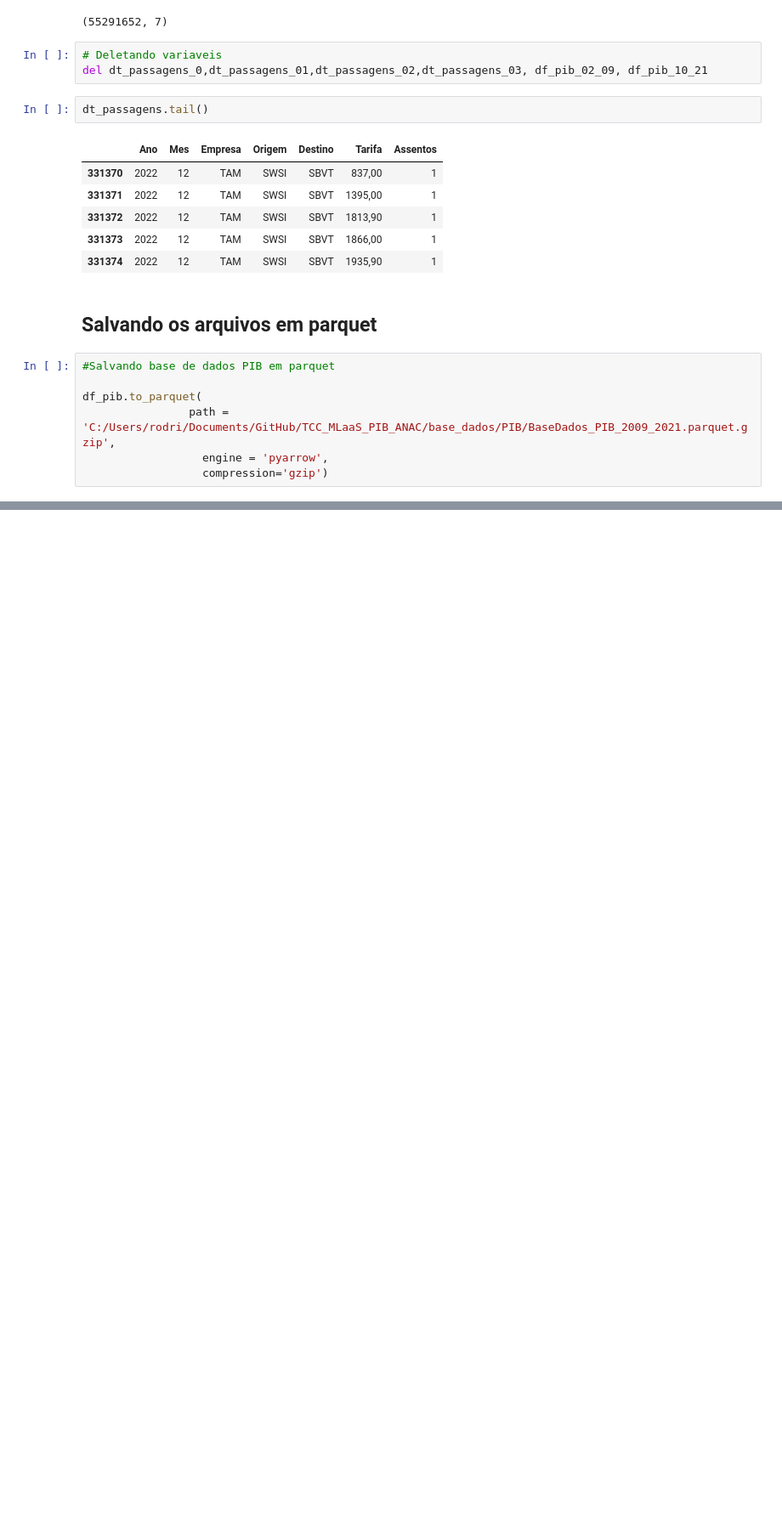
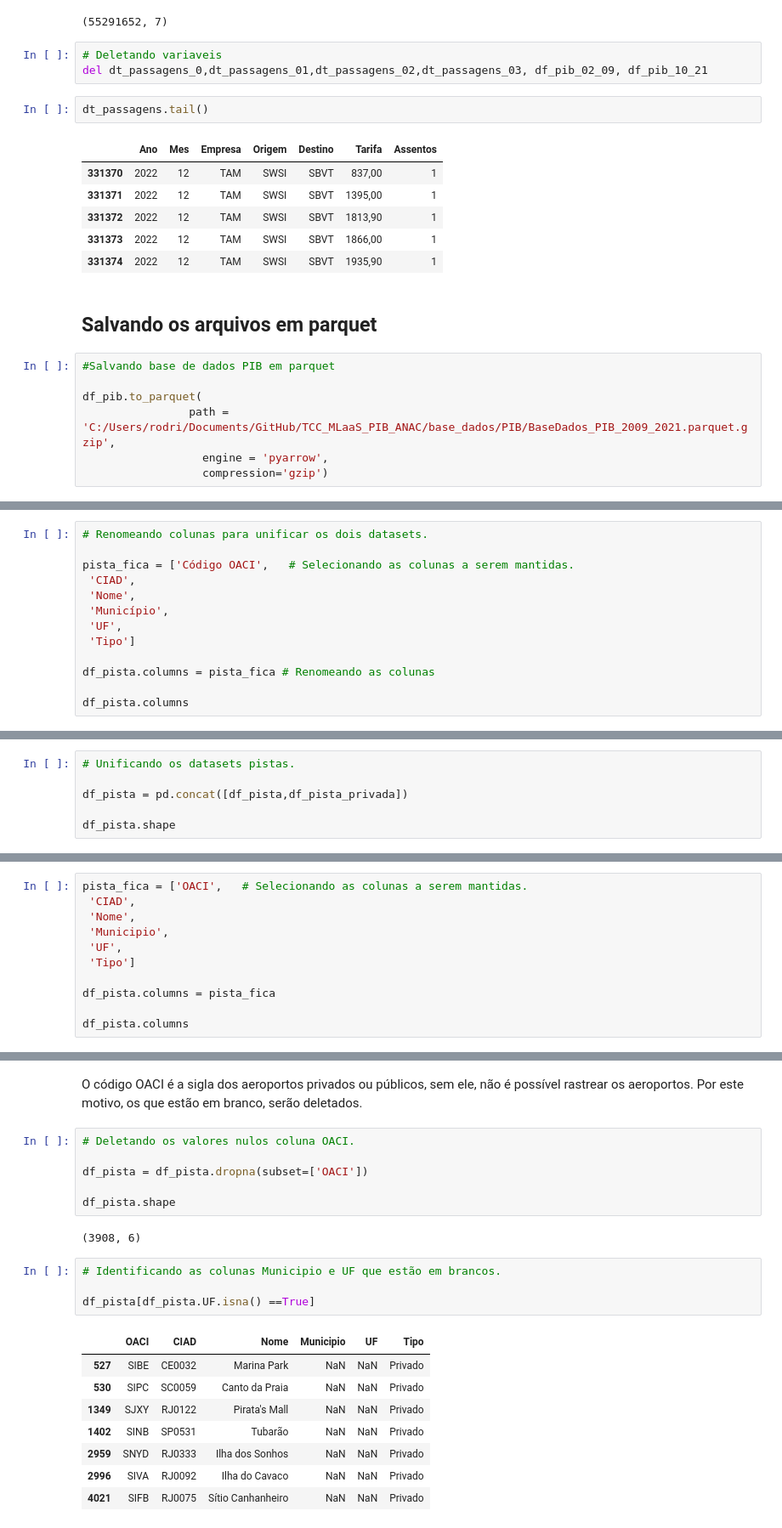
Before and after one commit to rodrigo-fernandes092/TCC_MLaaS_PIB_ANAC, a Jupyter notebook: ETL/01_Unificando_Dados_parquet.ipynb, the cells around one changed output, grey strips where cells are left out. Shown: that part at 85% size. Drawn from its saved outputs; the diff is of its cells as text; blank space fills up the shorter version.

Commit message:
ETL Pista Aeroporto

```diff
--- a/ETL/01_Unificando_Dados_parquet.ipynb
+++ b/ETL/01_Unificando_Dados_parquet.ipynb
@@ -264,0 +334,13 @@ dt_passagens.to_parquet(path = 'C:/Users/rodri/Documents/GitHub/TCC_MLaaS_PIB_AN
+# %%
+# Renomeando colunas para unificar os dois datasets.
+
+pista_fica = ['Código OACI',   # Selecionando as colunas a serem mantidas.
+ 'CIAD',
+ 'Nome',
+ 'Município',
+ 'UF',
+ 'Tipo']
+
+df_pista.columns = pista_fica # Renomeando as colunas
+
+df_pista.columns
@@ -264,0 +351,6 @@ dt_passagens.to_parquet(path = 'C:/Users/rodri/Documents/GitHub/TCC_MLaaS_PIB_AN
+# %%
+# Unificando os datasets pistas.
+
+df_pista = pd.concat([df_pista,df_pista_privada])
+
+df_pista.shape
@@ -264,0 +361,11 @@ dt_passagens.to_parquet(path = 'C:/Users/rodri/Documents/GitHub/TCC_MLaaS_PIB_AN
+# %%
+pista_fica = ['OACI',   # Selecionando as colunas a serem mantidas.
+ 'CIAD',
+ 'Nome',
+ 'Municipio',
+ 'UF',
+ 'Tipo']
+
+df_pista.columns = pista_fica
+
+df_pista.columns
@@ -264,0 +388,23 @@ dt_passagens.to_parquet(path = 'C:/Users/rodri/Documents/GitHub/TCC_MLaaS_PIB_AN
+# %% [markdown]
+O código OACI é a sigla dos aeroportos privados ou públicos, sem ele, não é possível rastrear os aeroportos. Por este motivo, os que estão em branco, serão deletados.
+# %%
+# Deletando os valores nulos coluna OACI.
+
+df_pista = df_pista.dropna(subset=['OACI'])
+
+df_pista.shape
+# %% [output]
+(3908, 6)
+# %%
+# Identificando as colunas Municipio e UF que estão em brancos.
+
+df_pista[df_pista.UF.isna() ==True]
+# %% [output]
+|  | OACI | CIAD | Nome | Municipio | UF | Tipo |
+| 527 | SIBE | CE0032 | Marina Park | NaN | NaN | Privado |
+| 530 | SIPC | SC0059 | Canto da Praia | NaN | NaN | Privado |
+| 1349 | SJXY | RJ0122 | Pirata's Mall | NaN | NaN | Privado |
+| 1402 | SINB | SP0531 | Tubarão | NaN | NaN | Privado |
+| 2959 | SNYD | RJ0333 | Ilha dos Sonhos | NaN | NaN | Privado |
+| 2996 | SIVA | RJ0092 | Ilha do Cavaco | NaN | NaN | Privado |
+| 4021 | SIFB | RJ0075 | Sítio Canhanheiro | NaN | NaN | Privado |
```
Also changed, not shown: parts of 35 cells of this notebook, 4 other files.
